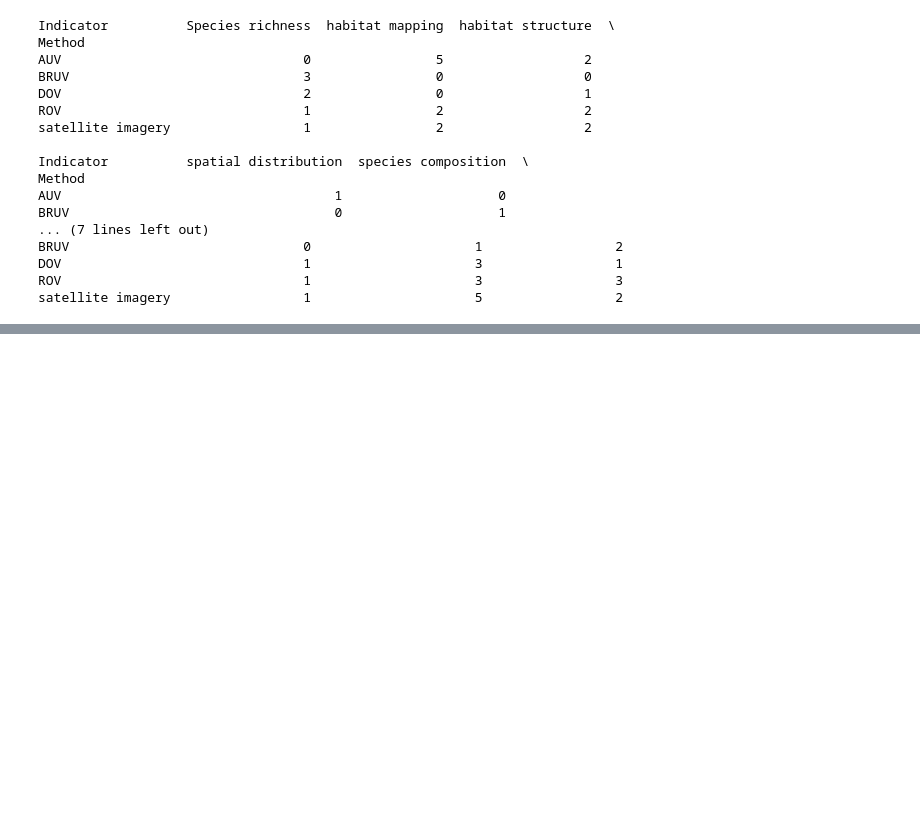
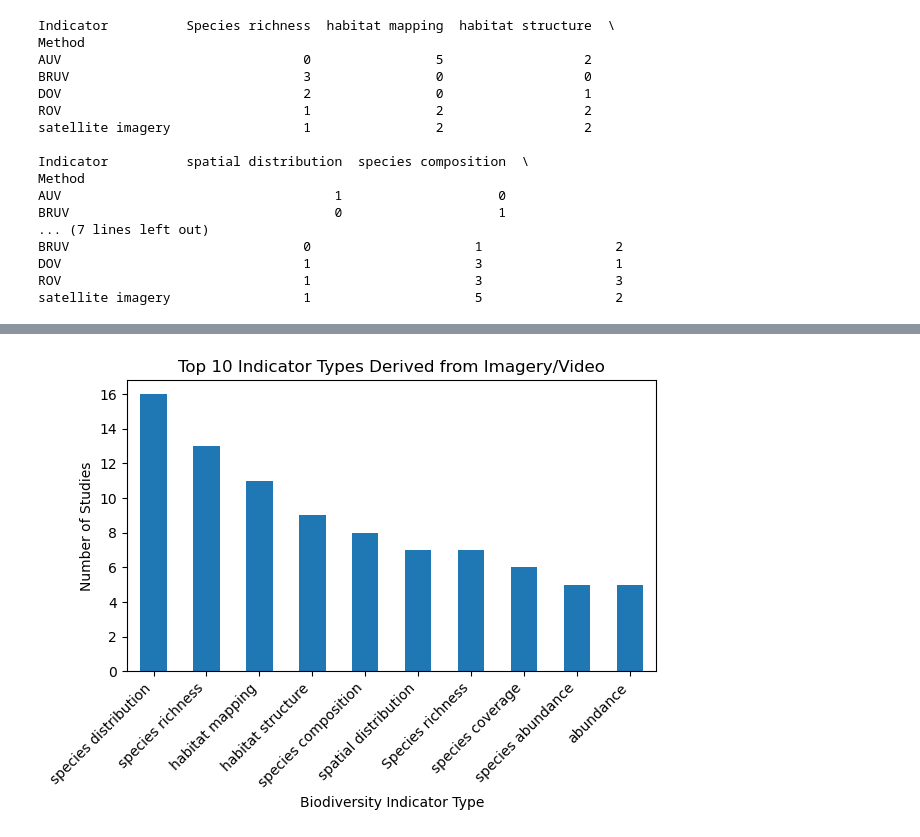
Before and after one commit to DolapoSalim/literature_syn_analysis, a Jupyter notebook: scripts/load_data.ipynb, the cells around one changed output, grey strips where cells are left out. Cells and saved outputs as stored; diff of their text form; code cells hidden in the pictures; blank space fills up the shorter version.

```diff
--- a/scripts/load_data.ipynb
+++ b/scripts/load_data.ipynb
@@ -66,12 +60,10 @@ Name: count, dtype: int64
 # %% [markdown]
 #### summary of the biodiversity indicator types
 # %%
-def split_clean_inds(s: str):
-    parts = [p.strip() for p in s.split(",") if p.strip()]
-    return parts
+df["Method List"] = df["Imaging Method Clean"].apply(
+    lambda x: [i.strip() for i in x.split(",") if i.strip()]
+)
 
-inds_series = df["Biodiversity Indicators Type"].apply(split_clean_inds)
-inds_exploded = inds_series.explode()
-
-indicator_counts = inds_exploded.value_counts().sort_values(ascending=False)
-print(indicator_counts.head(20))
+df["Indicator List Raw"] = df["Indicator Clean"].apply(
+    lambda x: [i.strip() for i in x.split(",") if i.strip()]
+)
@@ -186,0 +229,12 @@ crosstab_top.to_csv("crosstab_top.csv", index=True)
+# %%
+# Top 10 indicator types
+plt.figure()
+indicator_counts.head(10).plot(kind="bar")
+plt.xlabel("Biodiversity Indicator Type")
+plt.ylabel("Number of Studies")
+plt.title("Top 10 Indicator Types Derived from Imagery/Video")
+plt.xticks(rotation=45, ha="right")
+plt.tight_layout()
+plt.show()
+# %% [output]
+[figure, added]
```
Also changed, not shown: parts of 12 cells of this notebook.
